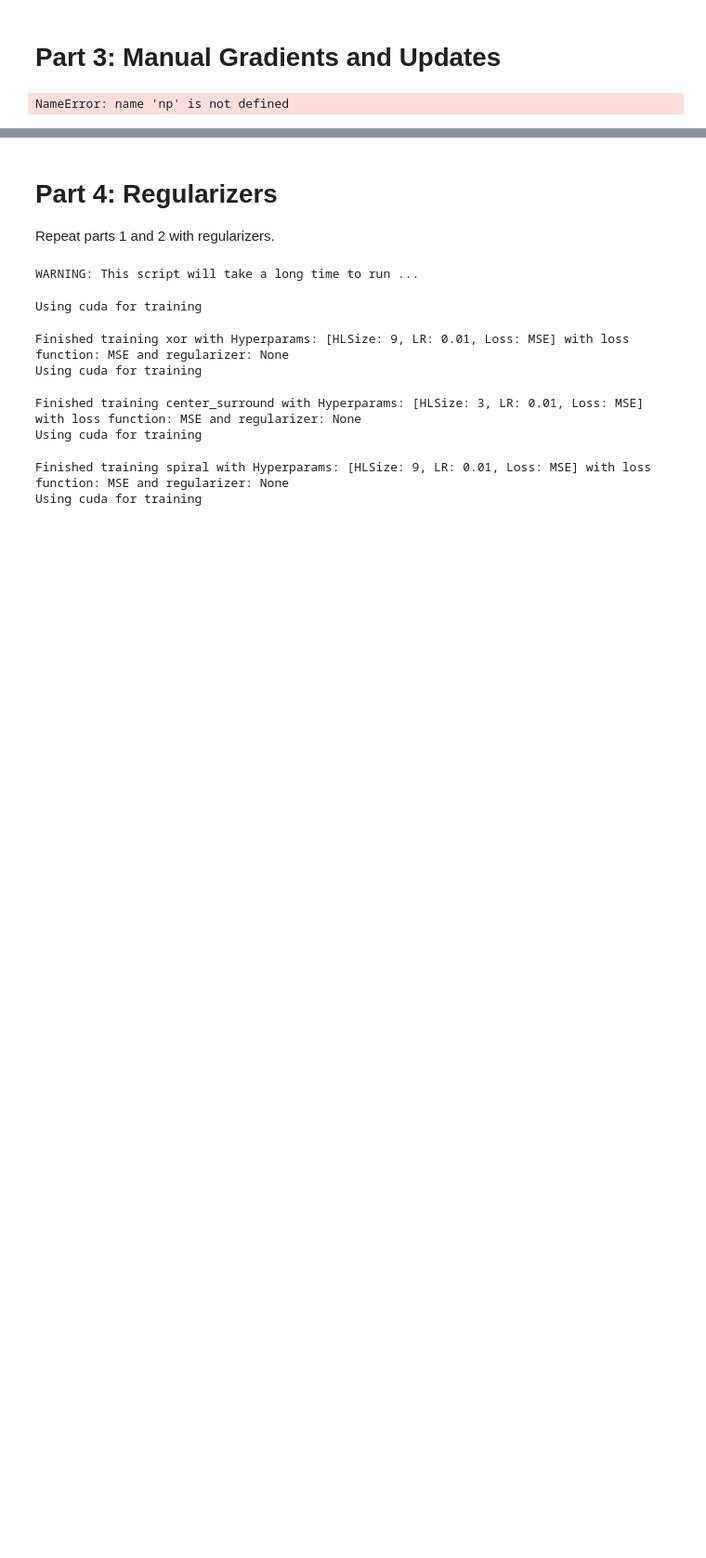
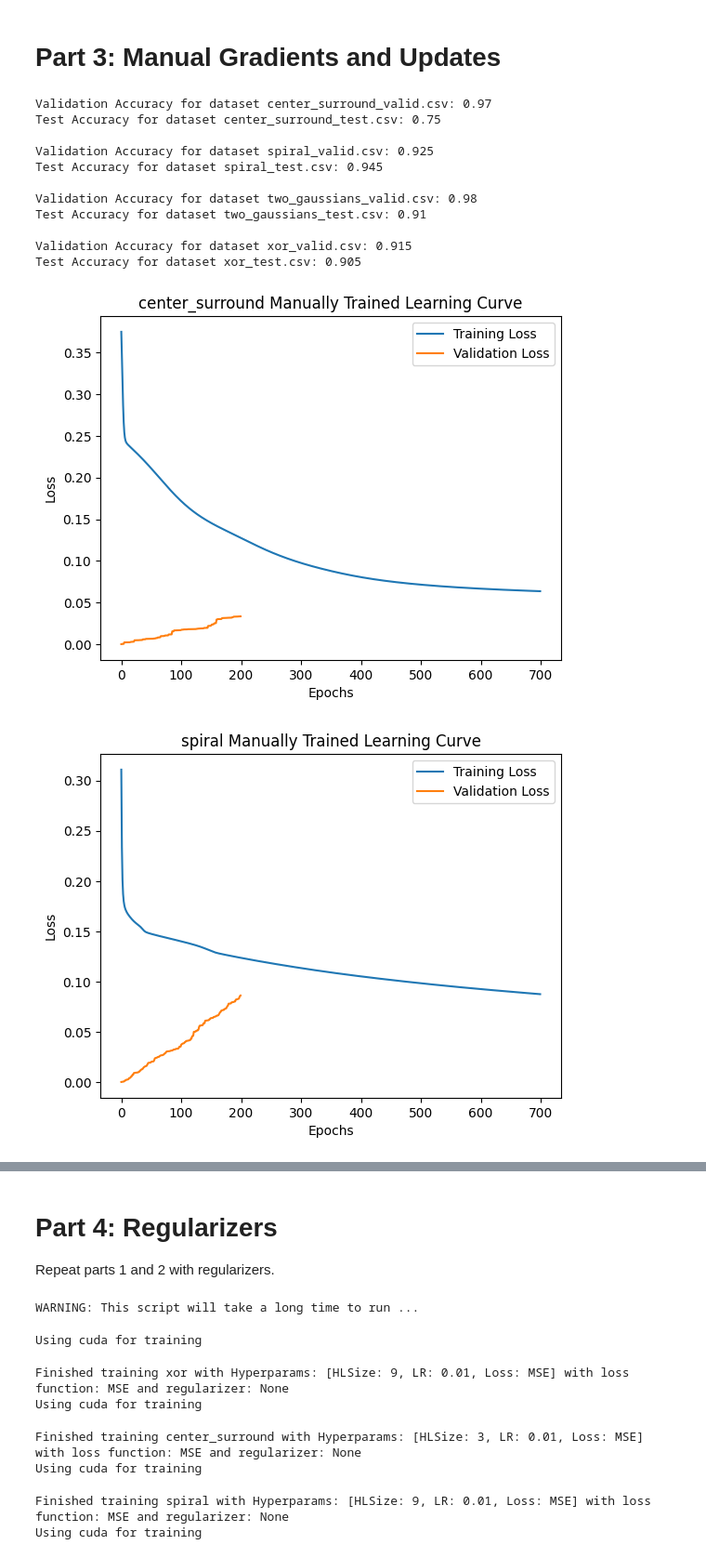
Before and after one commit to HarrisonBounds/Neural-Network-From-Scratch, a Jupyter notebook: hw3.ipynb, the cells around one changed output, grey strips where cells are left out. Shown at 93% size. Drawn from its saved outputs; the diff is of its cells as text; code cells hidden in the pictures; blank space fills up the shorter version.

Commit message:
Part 3 plots

```diff
--- a/hw3.ipynb
+++ b/hw3.ipynb
@@ -775,7 +826,7 @@ class NeuralNetwork():
             y_pred = nn.forward_pass()
             loss = nn.mse(y_valid[i], y_pred)
             validation_loss += loss
-        validation_learning_curve.append(validation_loss / len(X_valid))
+            validation_learning_curve.append(validation_loss / len(X_valid))
         ##### Finished Validation #####
         return training_learning_curve, validation_learning_curve
 
@@ -808,7 +859,7 @@ class NeuralNetwork():
         plt.title(f'{datasetname} Manually Trained Learning Curve')
         plt.xlabel('Epochs')
         plt.ylabel('Loss')
-        plt.legend()
+        plt.legend(['Training Loss', 'Validation Loss'])
         plt.savefig(f'plots/{datasetname}_manual_NN_learning_curve.png')
 
 def main():
@@ -819,7 +870,7 @@ def main():
     label_string = 'label'
     valid_accuracy_list = []
     test_accuracy_list = []
-
+    dataset_names = ["center_surround", "spiral", "two_gaussians", "xor"]
     train_list = ["center_surround_train.csv", "spiral_train.csv",
                   "two_gaussians_train.csv", "xor_train.csv"]
     test_list = ["center_surround_test.csv", "spiral_test.csv",
@@ -840,34 +891,45 @@ def main():
         # Drop labels
         X_train = X_train.drop(label_string, axis=1).values
         X_test = X_test.drop(label_string, axis=1).values
         X_valid = X_valid.drop(label_string, axis=1).values
 
 
         nn = NeuralNetwork(X_train[0], hidden_layer_size, learning_rate)
 
         train_curve, valid_curve = nn.train(
             num_epochs,
             X_train,
             y_train,
             X_valid,
             y_valid,
             nn
             )
 
         valid_accuracy = nn.evaluate(X_valid, y_valid, nn)
         test_accuracy = nn.evaluate(X_test, y_test, nn)
 
         valid_accuracy_list.append(valid_accuracy)
         test_accuracy_list.append(test_accuracy)
 
-        dataset_name = train_list[i].split('_')[0]
+        dataset_name = dataset_names[i]
         nn.plot_learning_curve(dataset_name, train_curve, valid_curve)
 
     for i in range(len(test_list)):
         print(f"Validation Accuracy for dataset {valid_list[i]}: {valid_accuracy_list[i]}")
         print(f"Test Accuracy for dataset {test_list[i]}: {test_accuracy_list[i]}\n")
 
-if __name__ == '__main__':
-    main()
+main()
 # %% [output]
-NameError: name 'np' is not defined
+Validation Accuracy for dataset center_surround_valid.csv: 0.97
+Test Accuracy for dataset center_surround_test.csv: 0.75
+
+Validation Accuracy for dataset spiral_valid.csv: 0.925
+Test Accuracy for dataset spiral_test.csv: 0.945
+
+Validation Accuracy for dataset two_gaussians_valid.csv: 0.98
+Test Accuracy for dataset two_gaussians_test.csv: 0.91
+
+Validation Accuracy for dataset xor_valid.csv: 0.915
+Test Accuracy for dataset xor_test.csv: 0.905
+[figure, added]
+[figure, added]
```
Also changed, not shown: parts of 3 cells of this notebook, 32 other files.
